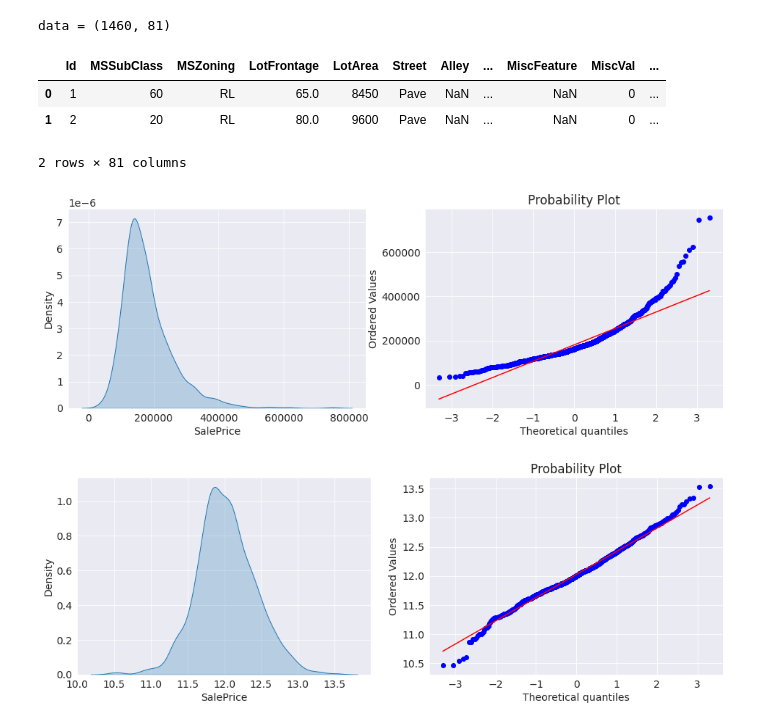
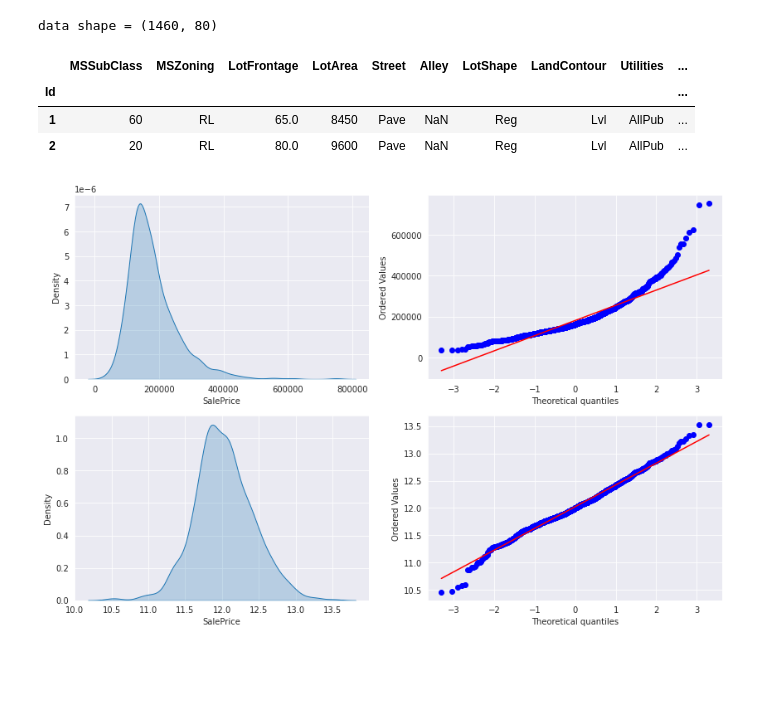
Before and after one commit to space-data-robert/compet-python-machine, a Jupyter notebook: house-price-regressor.ipynb, the cells around one changed output. Cells and saved outputs as stored; diff of their text form; code cells hidden in the pictures; blank space fills up the shorter version.

```diff
--- a/house-price-regressor.ipynb
+++ b/house-price-regressor.ipynb
@@ -1,60 +1,61 @@
 # %%
 import warnings
 import pandas as pd
-pd.set_option('display.max_columns', 15)
+pd.set_option('display.max_columns', None)
 warnings.filterwarnings('ignore')
 
 data = pd.read_csv('train.csv')
-print(f'data = {data.shape}')
+data.set_index('Id', inplace=True)
+
+print(f'data shape = {data.shape}')
 data.head(2)
 # %% [output]
-data = (1460, 81)
+data shape = (1460, 80)
-|  | Id | MSSubClass | MSZoning | LotFrontage | LotArea | Street | Alley | ... | MiscFeature | MiscVal | ... |
-| 0 | 1 | 60 | RL | 65.0 | 8450 | Pave | NaN | ... | NaN | 0 | ... |
-| 1 | 2 | 20 | RL | 80.0 | 9600 | Pave | NaN | ... | NaN | 0 | ... |
+|  | MSSubClass | MSZoning | LotFrontage | LotArea | Street | Alley | LotShape | LandContour | Utilities | ... |
+| Id |  |  |  |  |  |  |  |  |  | ... |
+| 1 | 60 | RL | 65.0 | 8450 | Pave | NaN | Reg | Lvl | AllPub | ... |
+| 2 | 20 | RL | 80.0 | 9600 | Pave | NaN | Reg | Lvl | AllPub | ... |
-2 rows × 81 columns
 # %%
-import scipy as sp
+import numpy as np
+from scipy import stats
+
 import matplotlib.pyplot as plt
 import seaborn as sns
 sns.set_style('darkgrid')
-plt.rc('font', size=14)
 
-figure, (ax1, ax2) = plt.subplots(nrows=1, ncols=2)
-figure.set_size_inches(16, 5)
+figure, ((ax1, ax2), (ax3, ax4)) = plt.subplots(nrows=2, ncols=2)
+figure.set_size_inches(14, 9)
 
 sns.kdeplot(
     data=data, x='SalePrice', shade=True,
     ax=ax1
 )
-sp.stats.probplot(
+stats.probplot(
     data.SalePrice,
     plot=ax2
 )
+ax2.set(title=None)
+
+def log_scaler(x):
+    return np.log1p(x)
+
+# this function is make a pipeline.
+
+data.SalePrice = data.SalePrice.apply(log_scaler)
+
+sns.kdeplot(
+    data=data, x='SalePrice', shade=True,
+    ax=ax3
+)
+stats.probplot(
+    data.SalePrice,
+    plot=ax4
+)
+ax4.set(title=None)
+
 plt.show()
 # %% [output]
-[figure, old version]
+[figure, new version]
-# %%
-import numpy as np
-
-figure, (ax1, ax2) = plt.subplots(nrows=1, ncols=2)
-figure.set_size_inches(16, 5)
-
-data['SalePrice'] = data.SalePrice.apply(
-    lambda x: np.log1p(x)
-)
-
-sns.kdeplot(
-    data=data, x='SalePrice', shade=True,
-    ax=ax1
-)
-sp.stats.probplot(
-    data.SalePrice,
-    plot=ax2
-)
-plt.show()
-# %% [output]
-[figure, removed]
 # %%
 from sklearn.model_selection import train_test_split
 
```
Also changed, not shown: parts of 21 cells of this notebook.
